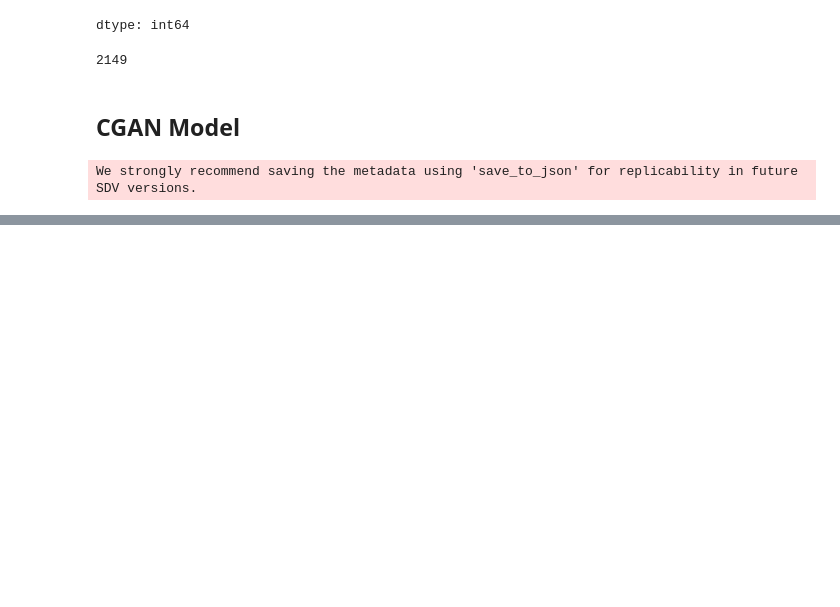
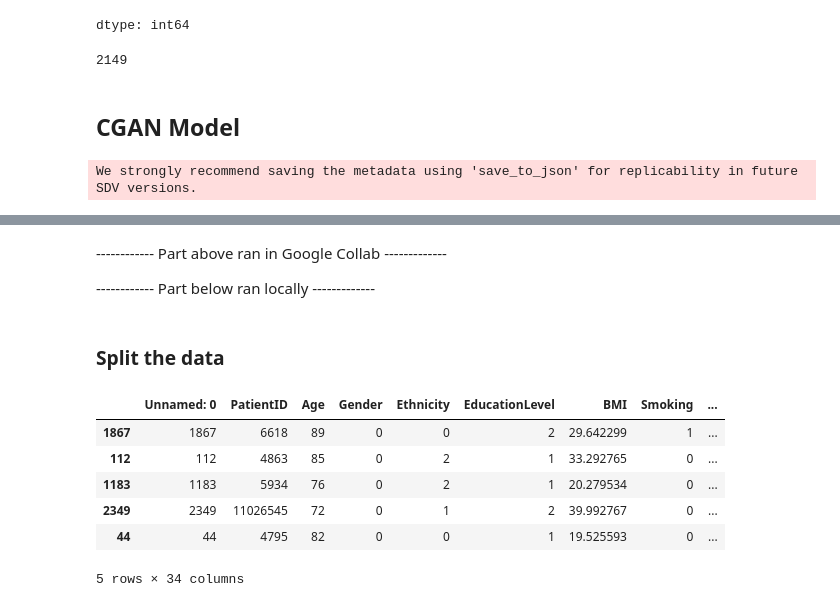
Before and after one commit to hunter-merrill/CS4083-AI-Ethics, a Jupyter notebook: notebooks/synthetic_cgan.ipynb, the cells around one changed output, grey strips where cells are left out. Cells and saved outputs as stored; diff of their text form; code cells hidden in the pictures; blank space fills up the shorter version.

```diff
--- a/notebooks/synthetic_cgan.ipynb
+++ b/notebooks/synthetic_cgan.ipynb
@@ -84,3 +86,31 @@ synthetic_data_3 = synthesizer.sample_from_conditions(conditions=[ethnicity3], m
 # %%
 data_with_synthetic = pd.concat([data, synthetic_data_1, synthetic_data_2, synthetic_data_3], ignore_index=True)
 data_with_synthetic.to_csv("data_with_synthetic.csv")
+# %% [markdown]
+------------ Part above ran in Google Collab -------------
+
+------------ Part below ran locally -------------
+# %%
+import pandas as pd
+data = pd.read_csv("../data/alzheimers_disease_data_cgan.csv")
+# %% [markdown]
+### Split the data
+# %%
+from sklearn.ensemble import HistGradientBoostingClassifier
+from sklearn.metrics import classification_report
+from sklearn.model_selection import train_test_split
+
+
+X, y = data.drop("Diagnosis", axis=1), data["Diagnosis"]
+X_train, X_test, y_train, y_test = train_test_split(
+    X, y, test_size=0.25, random_state=22, stratify=y
+)
+X_train.head()
+# %% [output]
+|  | Unnamed: 0 | PatientID | Age | Gender | Ethnicity | EducationLevel | BMI | Smoking | ... |
+| 1867 | 1867 | 6618 | 89 | 0 | 0 | 2 | 29.642299 | 1 | ... |
+| 112 | 112 | 4863 | 85 | 0 | 2 | 1 | 33.292765 | 0 | ... |
+| 1183 | 1183 | 5934 | 76 | 0 | 2 | 1 | 20.279534 | 0 | ... |
+| 2349 | 2349 | 11026545 | 72 | 0 | 1 | 2 | 39.992767 | 0 | ... |
+| 44 | 44 | 4795 | 82 | 0 | 0 | 1 | 19.525593 | 0 | ... |
+5 rows × 34 columns
```
Also changed, not shown: parts of 8 cells of this notebook, 8 other files.
